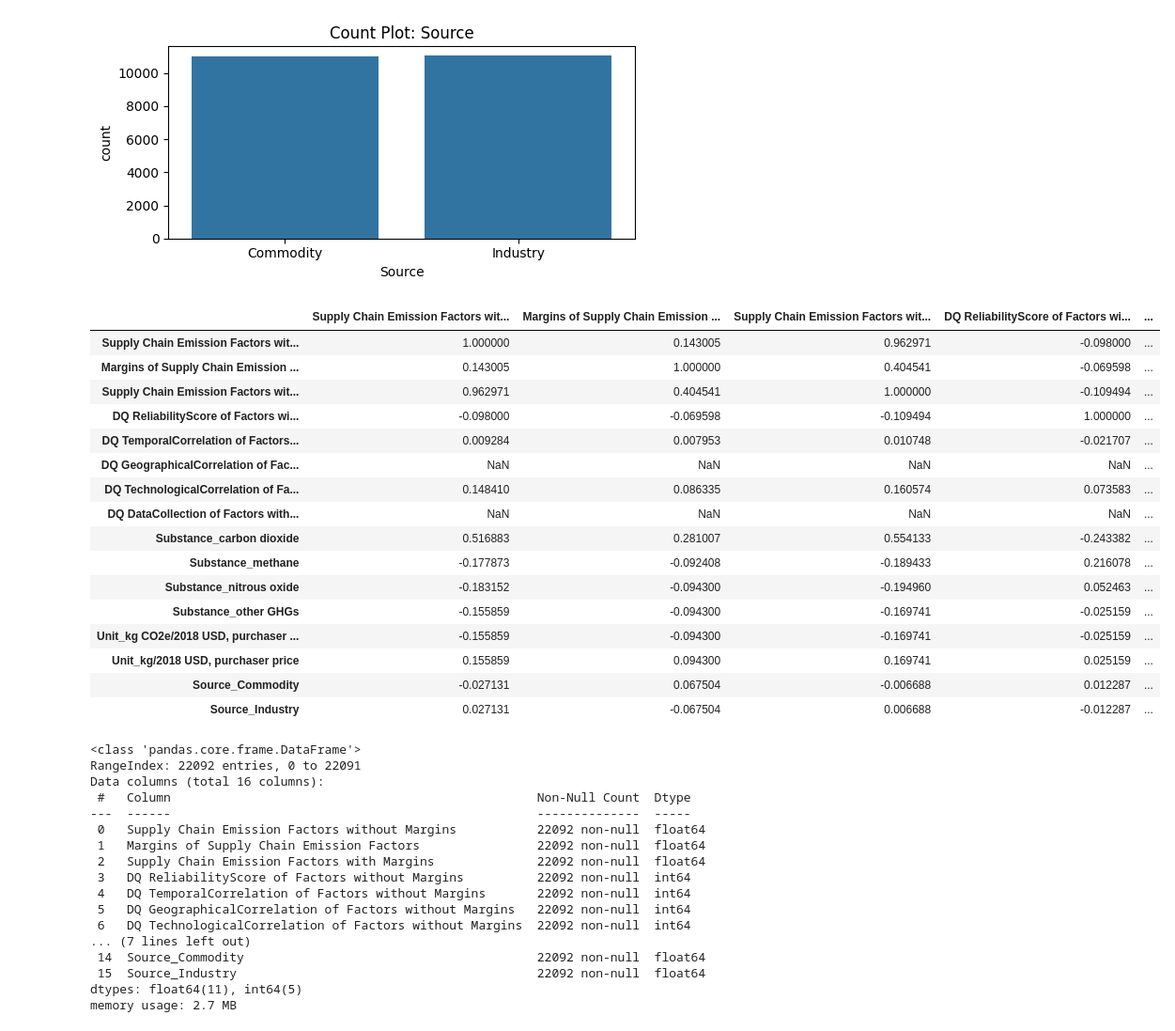
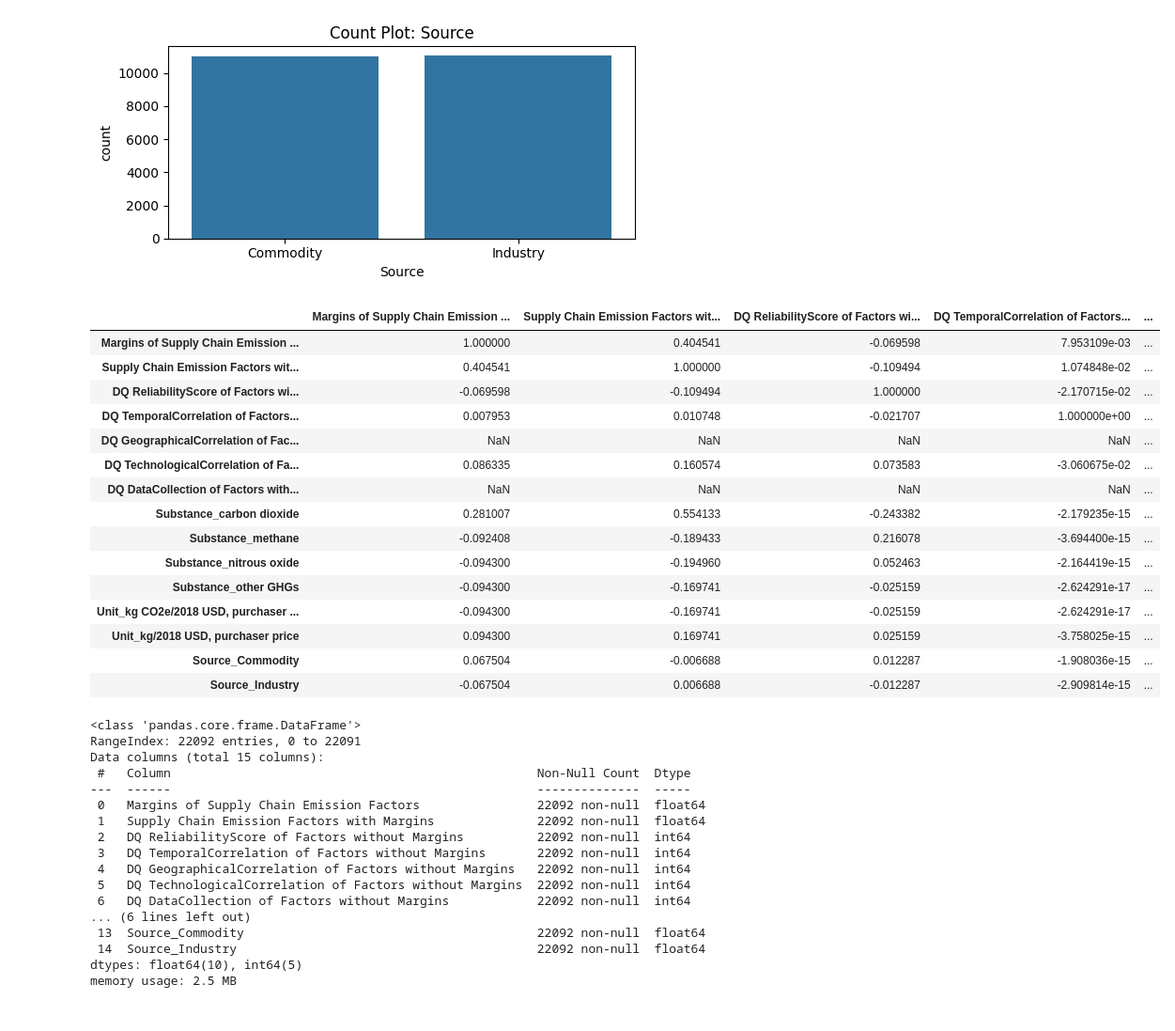
Before and after one commit to sinhasurapto/Shell_AI_GHG_Emission_Prediction, a Jupyter notebook: GHGEmissionPrediction.ipynb, the cells around one changed output. Shown at 94% size. Drawn from its saved outputs; the diff is of its cells as text; code cells hidden in the pictures.

```diff
--- a/GHGEmissionPrediction.ipynb
+++ b/GHGEmissionPrediction.ipynb
@@ -245,0 +354,4 @@ dtype: int64
+# %%
+# Drop the columns that are not required
+df.drop(['Code', 'Name', 'Year'], inplace=True, axis=1)
+df.columns
@@ -246,17 +368,21 @@ dtype: int64
 # %%
 # Categorical columns
 categorical_columns = ['Substance', 'Unit', 'Source']
+# %%
+# Input and output data
+x = df.drop('Supply Chain Emission Factors without Margins', axis=1)
+y = df['Supply Chain Emission Factors without Margins']
 # %%
 # Initialize the One Hot Encoder
 from sklearn.preprocessing import OneHotEncoder
 encoder = OneHotEncoder(sparse_output=False)
 
 # Fit and transform the encoder
-one_hot_encoded = encoder.fit_transform(df[categorical_columns])
+one_hot_encoded = encoder.fit_transform(x[categorical_columns])
 one_hot_df = pd.DataFrame(one_hot_encoded,
                           columns=encoder.get_feature_names_out(categorical_columns))
 
 # Applying the encoder
-df_ohe = pd.concat([df.drop(categorical_columns, axis=1), one_hot_df], axis=1)
-df_ohe
+x_ohe = pd.concat([x.drop(categorical_columns, axis=1), one_hot_df], axis=1)
+x_ohe
 # %% [output]
@@ -462,46 +457,45 @@ plt.show()
 [figure]
 # %%
 # Correlation
-df_ohe.select_dtypes(include=np.number).corr()
+x_ohe.select_dtypes(include=np.number).corr()
 # %% [output]
-|  | Supply Chain Emission Factors wit... | Margins of Supply Chain Emission ... | Supply Chain Emission Factors wit... | DQ ReliabilityScore of Factors wi... | ... |
-| Supply Chain Emission Factors wit... | 1.000000 | 0.143005 | 0.962971 | -0.098000 | ... |
-| Margins of Supply Chain Emission ... | 0.143005 | 1.000000 | 0.404541 | -0.069598 | ... |
-| Supply Chain Emission Factors wit... | 0.962971 | 0.404541 | 1.000000 | -0.109494 | ... |
-| DQ ReliabilityScore of Factors wi... | -0.098000 | -0.069598 | -0.109494 | 1.000000 | ... |
-| DQ TemporalCorrelation of Factors... | 0.009284 | 0.007953 | 0.010748 | -0.021707 | ... |
+|  | Margins of Supply Chain Emission ... | Supply Chain Emission Factors wit... | DQ ReliabilityScore of Factors wi... | DQ TemporalCorrelation of Factors... | ... |
+| Margins of Supply Chain Emission ... | 1.000000 | 0.404541 | -0.069598 | 7.953109e-03 | ... |
+| Supply Chain Emission Factors wit... | 0.404541 | 1.000000 | -0.109494 | 1.074848e-02 | ... |
+| DQ ReliabilityScore of Factors wi... | -0.069598 | -0.109494 | 1.000000 | -2.170715e-02 | ... |
+| DQ TemporalCorrelation of Factors... | 0.007953 | 0.010748 | -0.021707 | 1.000000e+00 | ... |
 | DQ GeographicalCorrelation of Fac... | NaN | NaN | NaN | NaN | ... |
-| DQ TechnologicalCorrelation of Fa... | 0.148410 | 0.086335 | 0.160574 | 0.073583 | ... |
+| DQ TechnologicalCorrelation of Fa... | 0.086335 | 0.160574 | 0.073583 | -3.060675e-02 | ... |
 | DQ DataCollection of Factors with... | NaN | NaN | NaN | NaN | ... |
-| Substance_carbon dioxide | 0.516883 | 0.281007 | 0.554133 | -0.243382 | ... |
-| Substance_methane | -0.177873 | -0.092408 | -0.189433 | 0.216078 | ... |
-| Substance_nitrous oxide | -0.183152 | -0.094300 | -0.194960 | 0.052463 | ... |
-| Substance_other GHGs | -0.155859 | -0.094300 | -0.169741 | -0.025159 | ... |
-| Unit_kg CO2e/2018 USD, purchaser ... | -0.155859 | -0.094300 | -0.169741 | -0.025159 | ... |
-| Unit_kg/2018 USD, purchaser price | 0.155859 | 0.094300 | 0.169741 | 0.025159 | ... |
-| Source_Commodity | -0.027131 | 0.067504 | -0.006688 | 0.012287 | ... |
-| Source_Industry | 0.027131 | -0.067504 | 0.006688 | -0.012287 | ... |
+| Substance_carbon dioxide | 0.281007 | 0.554133 | -0.243382 | -2.179235e-15 | ... |
+| Substance_methane | -0.092408 | -0.189433 | 0.216078 | -3.694400e-15 | ... |
+| Substance_nitrous oxide | -0.094300 | -0.194960 | 0.052463 | -2.164419e-15 | ... |
+| Substance_other GHGs | -0.094300 | -0.169741 | -0.025159 | -2.624291e-17 | ... |
+| Unit_kg CO2e/2018 USD, purchaser ... | -0.094300 | -0.169741 | -0.025159 | -2.624291e-17 | ... |
+| Unit_kg/2018 USD, purchaser price | 0.094300 | 0.169741 | 0.025159 | -3.758025e-15 | ... |
+| Source_Commodity | 0.067504 | -0.006688 | 0.012287 | -1.908036e-15 | ... |
+| Source_Industry | -0.067504 | 0.006688 | -0.012287 | -2.909814e-15 | ... |
 # %%
 # Information on updated dataframe
-df_ohe.info()
+x_ohe.info()
 # %% [output]
 <class 'pandas.core.frame.DataFrame'>
 RangeIndex: 22092 entries, 0 to 22091
-Data columns (total 16 columns):
+Data columns (total 15 columns):
  #   Column                                                  Non-Null Count  Dtype
 ---  ------                                                  --------------  -----
- 0   Supply Chain Emission Factors without Margins           22092 non-null  float64
- 1   Margins of Supply Chain Emission Factors                22092 non-null  float64
- 2   Supply Chain Emission Factors with Margins              22092 non-null  float64
- 3   DQ ReliabilityScore of Factors without Margins          22092 non-null  int64
- 4   DQ TemporalCorrelation of Factors without Margins       22092 non-null  int64
- 5   DQ GeographicalCorrelation of Factors without Margins   22092 non-null  int64
- 6   DQ TechnologicalCorrelation of Factors without Margins  22092 non-null  int64
-... (7 lines left out)
- 14  Source_Commodity                                        22092 non-null  float64
- 15  Source_Industry                                         22092 non-null  float64
-dtypes: float64(11), int64(5)
-memory usage: 2.7 MB
+ 0   Margins of Supply Chain Emission Factors                22092 non-null  float64
+ 1   Supply Chain Emission Factors with Margins              22092 non-null  float64
+ 2   DQ ReliabilityScore of Factors without Margins          22092 non-null  int64
+ 3   DQ TemporalCorrelation of Factors without Margins       22092 non-null  int64
+ 4   DQ GeographicalCorrelation of Factors without Margins   22092 non-null  int64
+ 5   DQ TechnologicalCorrelation of Factors without Margins  22092 non-null  int64
+ 6   DQ DataCollection of Factors without Margins            22092 non-null  int64
+... (6 lines left out)
+ 13  Source_Commodity                                        22092 non-null  float64
+ 14  Source_Industry                                         22092 non-null  float64
+dtypes: float64(10), int64(5)
+memory usage: 2.5 MB
 # %%
 # Correlation matrix
 plt.figure(figsize=(12, 8))
```
Also changed, not shown: parts of 41 cells of this notebook.
